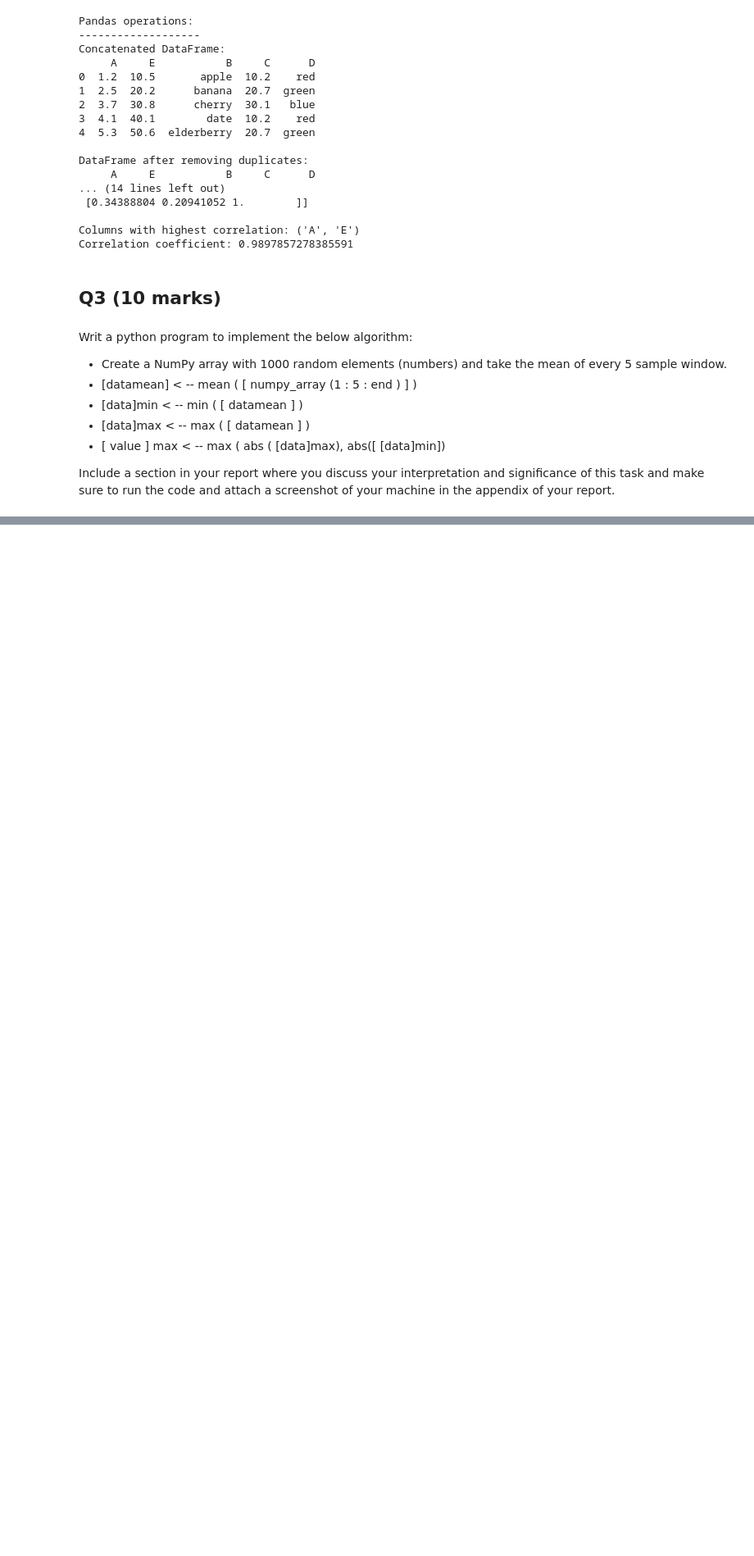
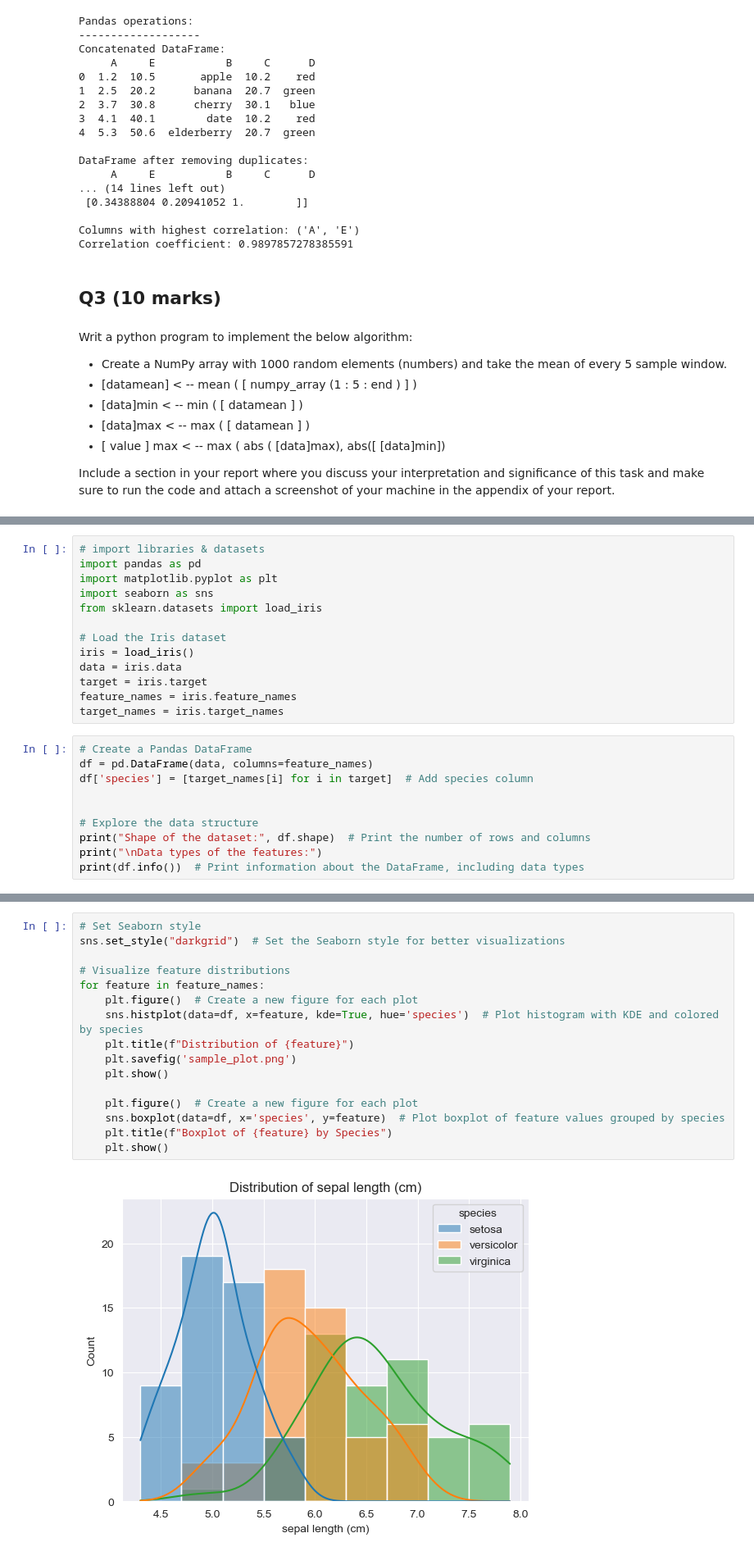
Before and after one commit to sba24130/sba24130---CA1--Programming-for-AI-, a Jupyter notebook: Assignment_1_Pgm.ipynb, the cells around one changed output, grey strips where cells are left out. Shown at 82% size. Drawn from its saved outputs; the diff is of its cells as text; blank space fills up the shorter version.

```diff
--- a/Assignment_1_Pgm.ipynb
+++ b/Assignment_1_Pgm.ipynb
@@ -240,0 +359,23 @@ Original NumPy array:
+# %%
+# import libraries & datasets
+import pandas as pd
+import matplotlib.pyplot as plt
+import seaborn as sns
+from sklearn.datasets import load_iris
+
+# Load the Iris dataset
+iris = load_iris()
+data = iris.data
+target = iris.target
+feature_names = iris.feature_names
+target_names = iris.target_names
+# %%
+# Create a Pandas DataFrame
+df = pd.DataFrame(data, columns=feature_names)
+df['species'] = [target_names[i] for i in target]  # Add species column
+
+
+# Explore the data structure
+print("Shape of the dataset:", df.shape)  # Print the number of rows and columns
+print("\nData types of the features:")
+print(df.info())  # Print information about the DataFrame, including data types
@@ -240,0 +448,18 @@ Original NumPy array:
+# %%
+# Set Seaborn style
+sns.set_style("darkgrid")  # Set the Seaborn style for better visualizations
+
+# Visualize feature distributions
+for feature in feature_names:
+    plt.figure()  # Create a new figure for each plot
+    sns.histplot(data=df, x=feature, kde=True, hue='species')  # Plot histogram with KDE and colored by species
+    plt.title(f"Distribution of {feature}")
+    plt.savefig('sample_plot.png')
+    plt.show()
+
+    plt.figure()  # Create a new figure for each plot
+    sns.boxplot(data=df, x='species', y=feature)  # Plot boxplot of feature values grouped by species
+    plt.title(f"Boxplot of {feature} by Species")
+    plt.show()
+# %% [output]
+[figure, added]
```
Also changed, not shown: parts of 29 cells of this notebook.
